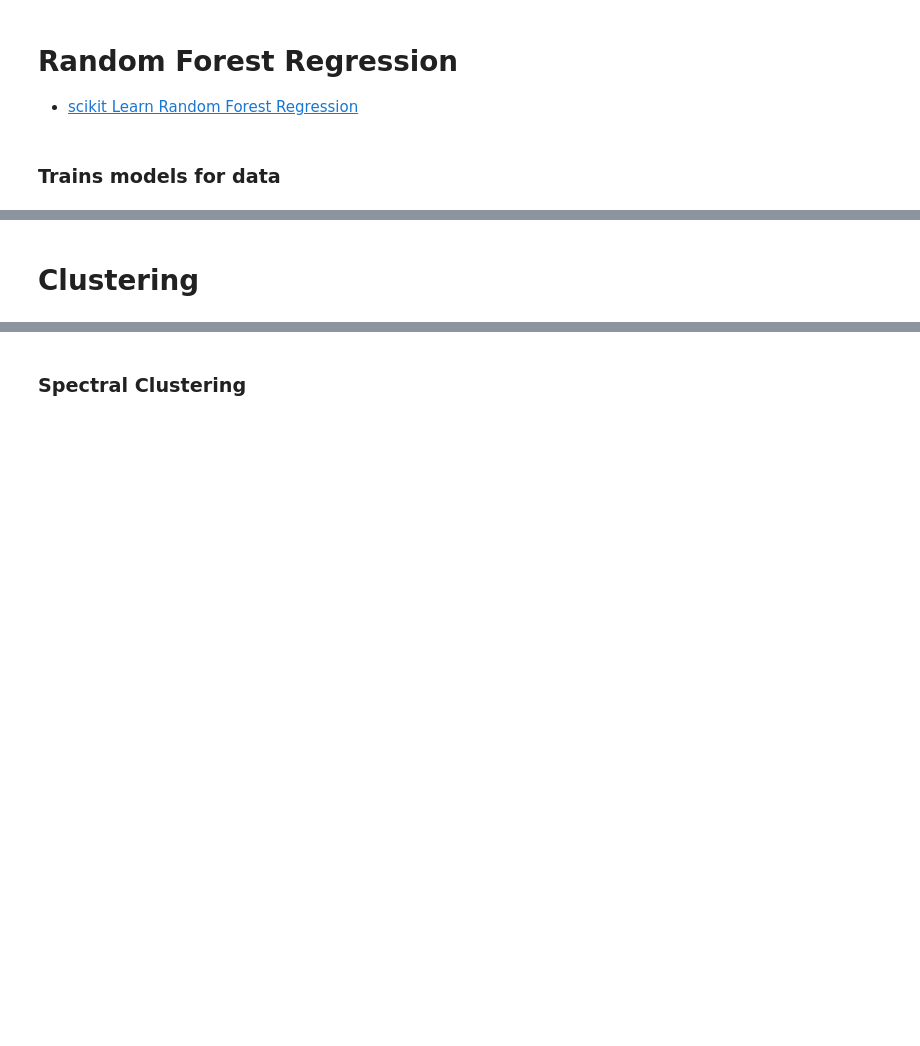
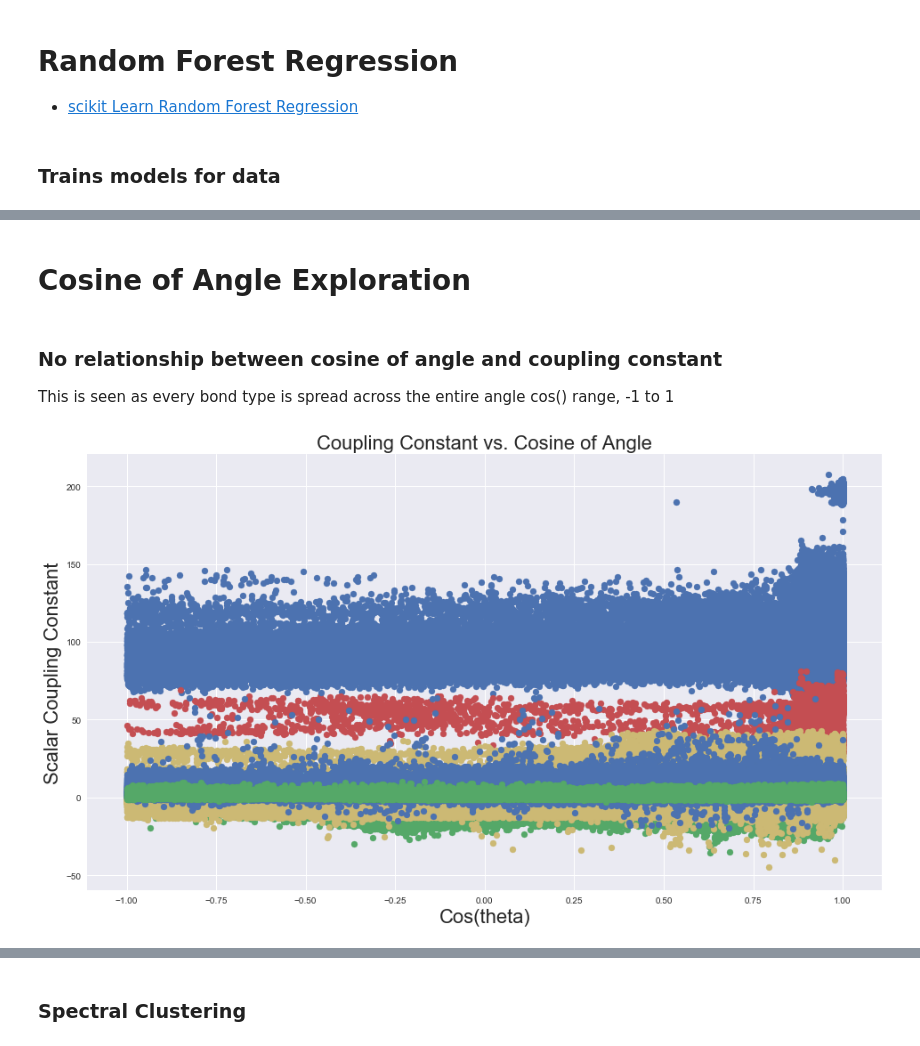
Before and after one commit to stonefollari/champs, a Jupyter notebook: src.ipynb, the cells around one changed output, grey strips where cells are left out. Saved outputs shown, nothing was run; the diff lists cells and outputs as text; code cells hidden in the pictures; blank space fills up the shorter version.

```diff
--- a/src.ipynb
+++ b/src.ipynb
@@ -137,6 +219,13 @@ def get_displacement_coupling(df, bond_type):
     x = df['displacement'].values
     y = df['scalar_coupling_constant'].values
     return np.array([x,y])
+
+def get_disp_ang_coupling(df, bond_type):
+    df = df[ df.type == bond_type].sort_values(by=['displacement'])
+    # Split and return into x and y arrays
+    X = (df['displacement'].values,df['angle'].values)#np.array([list(a) for a in list(zip(df['displacement'],df['angle']))])
+    y = df['scalar_coupling_constant'].values
+    return [X,y]
 # %% [markdown]
 #### Plotting data points and models
 # %%
@@ -247,2 +361,13 @@ evaluate_models(True)
-# %% [markdown]
-# Clustering
+# %% [markdown]
+# Cosine of Angle Exploration
+# %% [markdown]
+### No relationship between cosine of angle and coupling constant
+This is seen as every bond type is spread across the entire angle cos() range, -1 to 1
+# %%
+for bond in bond_types:
+    bond_type = bond_types[0]
+    X, y = get_disp_ang_coupling(bond_df, bond )
+    plt.scatter(X[1],y)
+    label_plot('Coupling Constant vs. Cosine of Angle','Cos(theta)', 'Scalar Coupling Constant')
+# %% [output]
+[figure, added]
```
Also changed, not shown: parts of 41 cells of this notebook.
